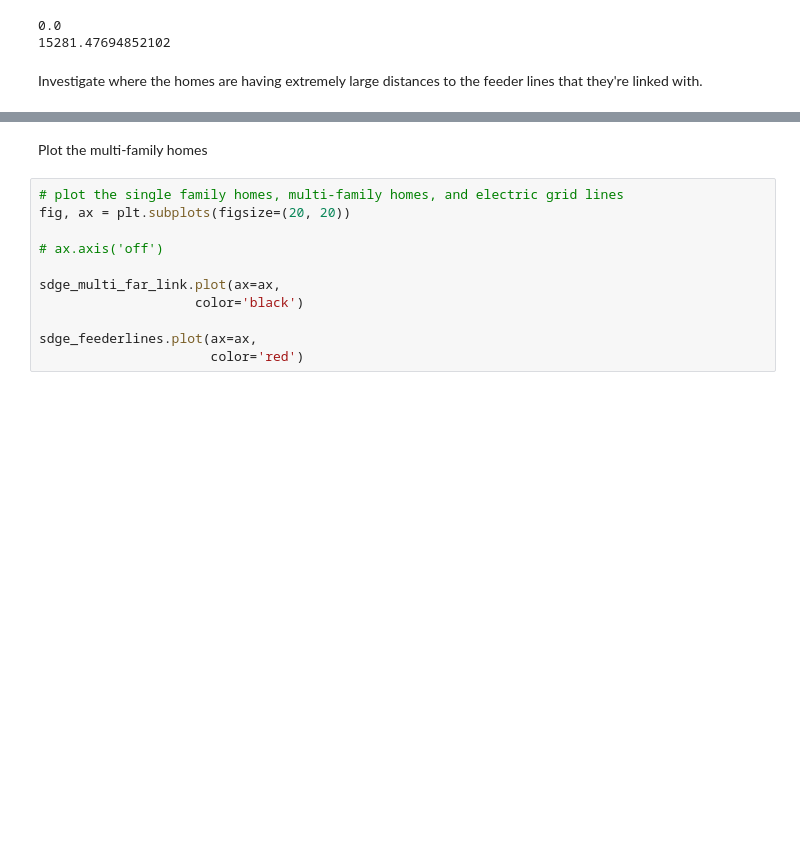
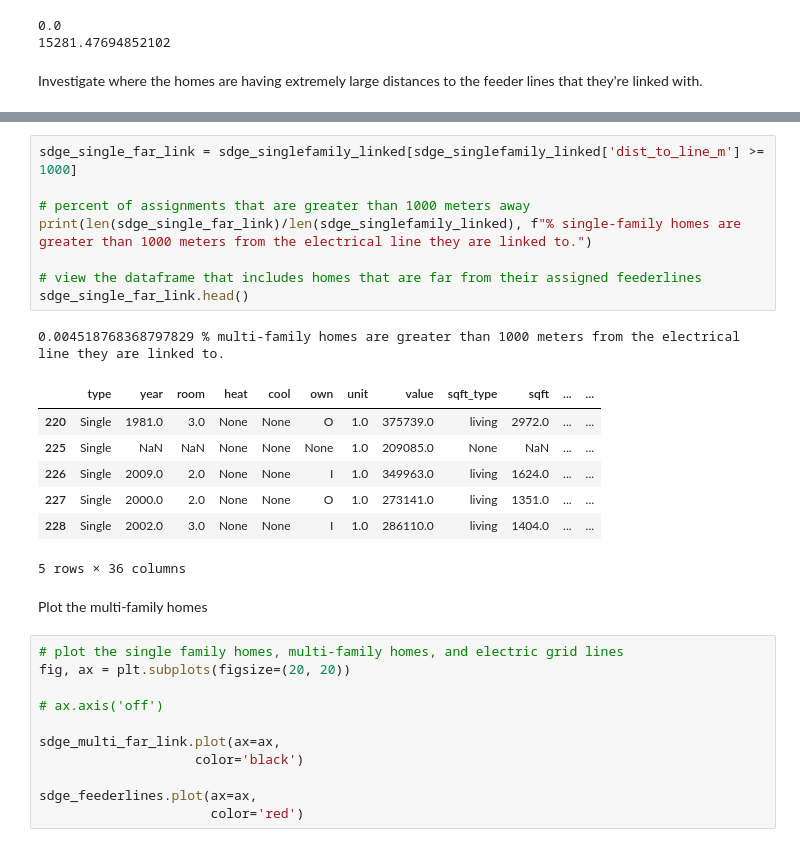
Before and after one commit to ElectriGrid/buildings-utility-link, a Jupyter notebook: sdge_link.ipynb, the cells around one changed output, grey strips where cells are left out. Drawn from its saved outputs; the diff is of its cells as text; blank space fills up the shorter version.

```diff
--- a/sdge_link.ipynb
+++ b/sdge_link.ipynb
@@ -249,3 +236,20 @@ sdge_multi_far_link.head()
+# %%
+sdge_single_far_link = sdge_singlefamily_linked[sdge_singlefamily_linked['dist_to_line_m'] >= 1000]
+
+# percent of assignments that are greater than 1000 meters away
+print(len(sdge_single_far_link)/len(sdge_singlefamily_linked), f"% single-family homes are greater than 1000 meters from the electrical line they are linked to.")
+
+# view the dataframe that includes homes that are far from their assigned feederlines
+sdge_single_far_link.head()
+# %% [output]
+0.004518768368797829 % multi-family homes are greater than 1000 meters from the electrical line they are linked to.
+|  | type | year | room | heat | cool | own | unit | value | sqft_type | sqft | ... | ... |
+| 220 | Single | 1981.0 | 3.0 | None | None | O | 1.0 | 375739.0 | living | 2972.0 | ... | ... |
+| 225 | Single | NaN | NaN | None | None | None | 1.0 | 209085.0 | None | NaN | ... | ... |
+| 226 | Single | 2009.0 | 2.0 | None | None | I | 1.0 | 349963.0 | living | 1624.0 | ... | ... |
+| 227 | Single | 2000.0 | 2.0 | None | None | O | 1.0 | 273141.0 | living | 1351.0 | ... | ... |
+| 228 | Single | 2002.0 | 3.0 | None | None | I | 1.0 | 286110.0 | living | 1404.0 | ... | ... |
+5 rows × 36 columns
 # %% [markdown]
 Plot the multi-family homes
 # %%
```
Also changed, not shown: parts of 4 cells of this notebook.
